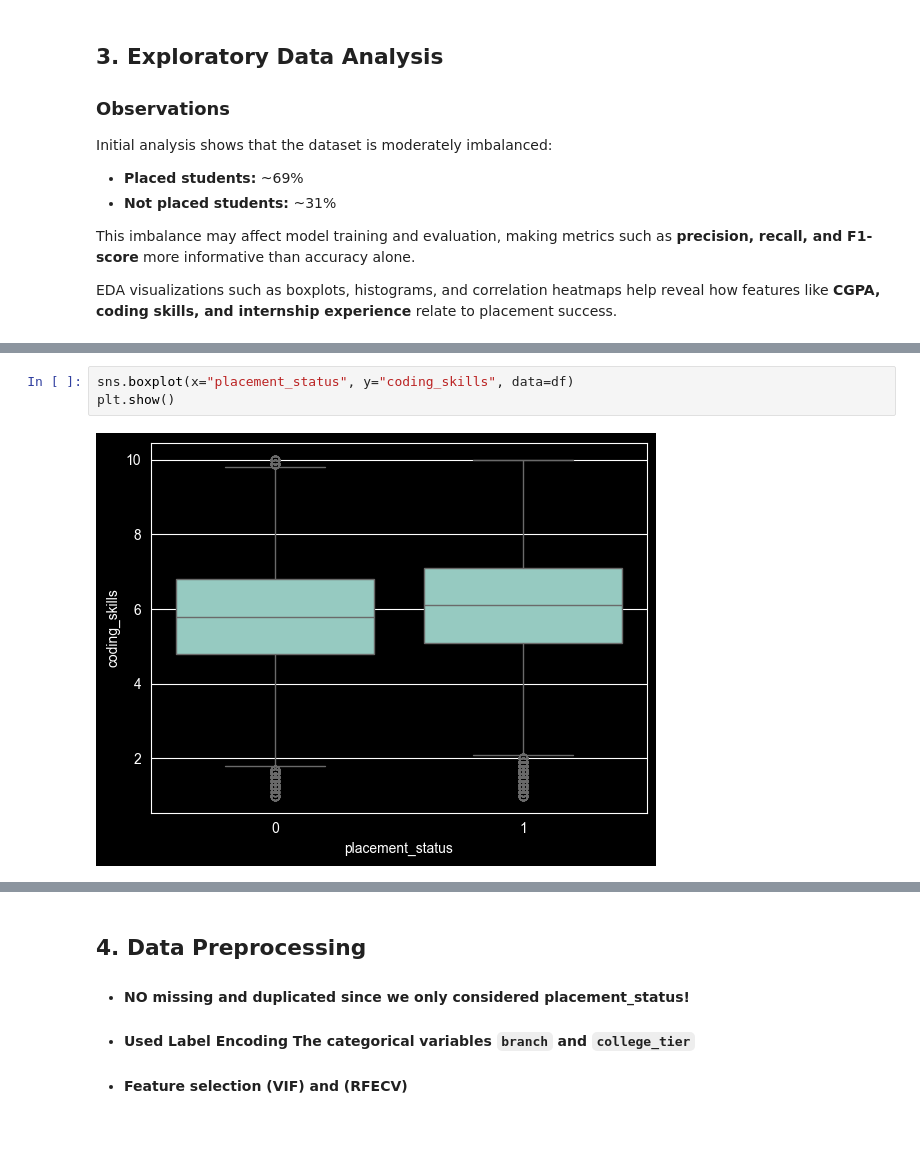
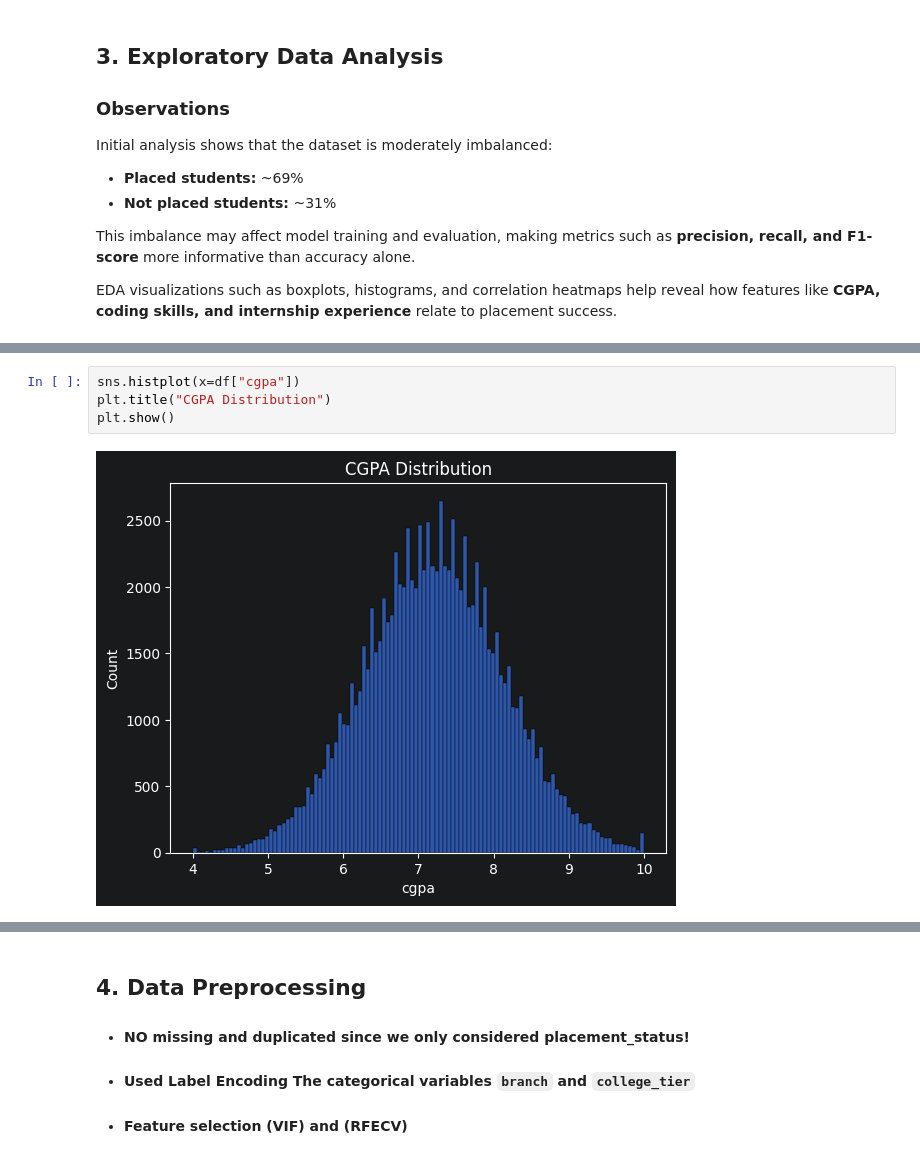
Before and after one commit to kaymansrinivasan/Student_Placement_Analysis-Prediction, a Jupyter notebook: notebooks/student_placement_prediction.ipynb, the cells around one changed output, grey strips where cells are left out. Cells and saved outputs as stored; diff of their text form; blank space fills up the shorter version.

```diff
--- a/notebooks/student_placement_prediction.ipynb
+++ b/notebooks/student_placement_prediction.ipynb
@@ -127,5 +132,6 @@ plt.show()
-# %%
-sns.boxplot(x="placement_status", y="coding_skills", data=df)
-plt.show()
-# %% [output]
-[figure, removed]
+# %%
+sns.histplot(x=df["cgpa"])
+plt.title("CGPA Distribution")
+plt.show()
+# %% [output]
+[figure, added]
```
Also changed, not shown: parts of 35 cells of this notebook.
